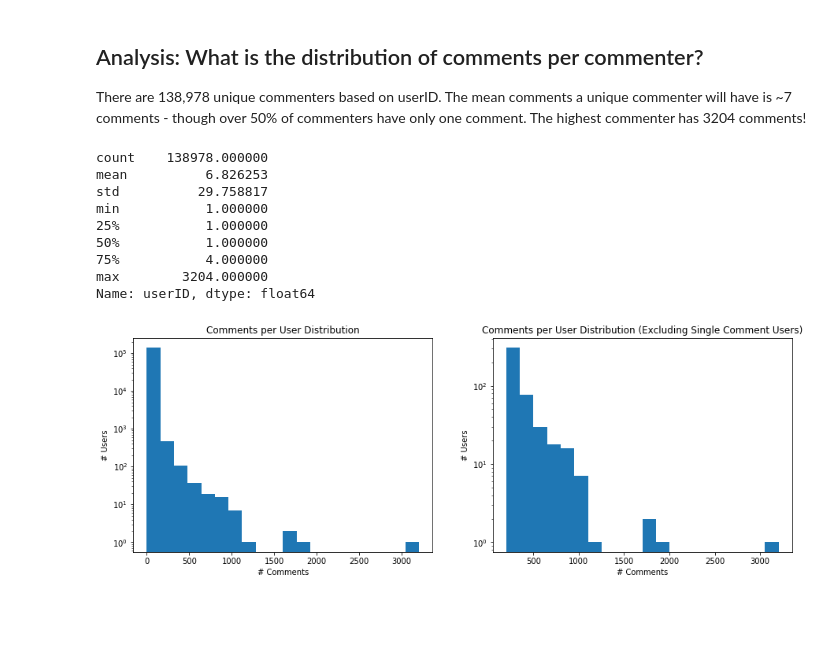
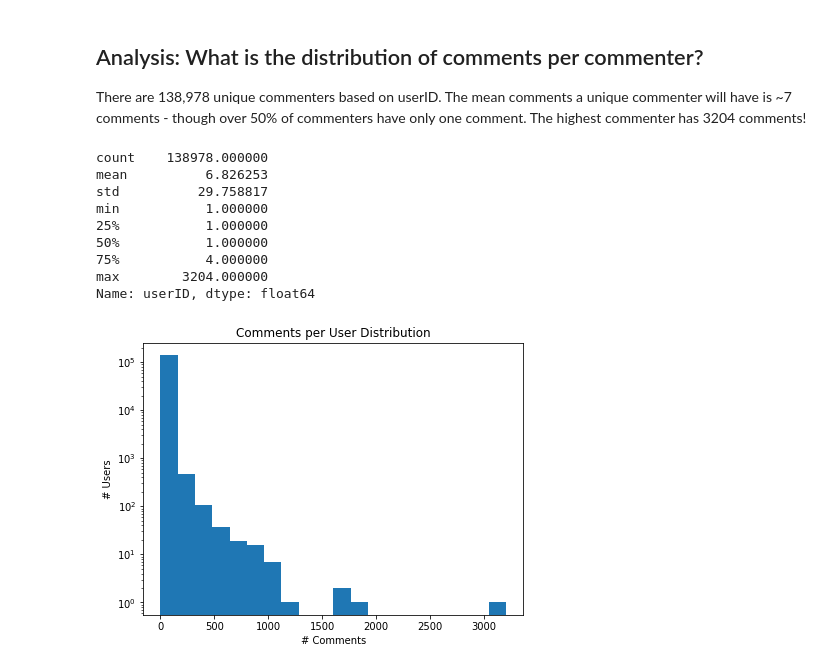
Before and after one commit to morochena/nyt-whos-commenting, a Jupyter notebook: Who's Commenting.ipynb, the cells around one changed output. Saved outputs shown, nothing was run; the diff lists cells and outputs as text; code cells hidden in the pictures; blank space fills up the shorter version.

Commit message:
removed unnecessary plot

```diff
--- a/Who's Commenting.ipynb
+++ b/Who's Commenting.ipynb
@@ -162,32 +162,23 @@ There are 138,978 unique commenters based on userID. The mean comments a unique
 # %%
 print(df['userID'].value_counts().describe())
 
 plt.figure(figsize=(15, 5))
 
 plt.subplot(1,2,1)
 plt.hist(df['userID'].value_counts(), 20, log=True)
 plt.xlabel('# Comments')
 plt.ylabel('# Users')
 plt.title('Comments per User Distribution')
 
-cpu_exclude_1 = df['userID'].value_counts()
-cpu_exclude_1 = cpu_exclude_1[cpu_exclude_1 > 200]
-
-plt.subplot(1,2,2)
-plt.hist(cpu_exclude_1, 20, log=True)
-plt.xlabel('# Comments')
-plt.ylabel('# Users')
-plt.title('Comments per User Distribution (Excluding Single Comment Users)')
-
 plt.show()
 # %% [output]
 count    138978.000000
 mean          6.826253
 std          29.758817
 min           1.000000
 25%           1.000000
 50%           1.000000
 75%           4.000000
 max        3204.000000
 Name: userID, dtype: float64
-[figure, old version]
+[figure, new version]
```
